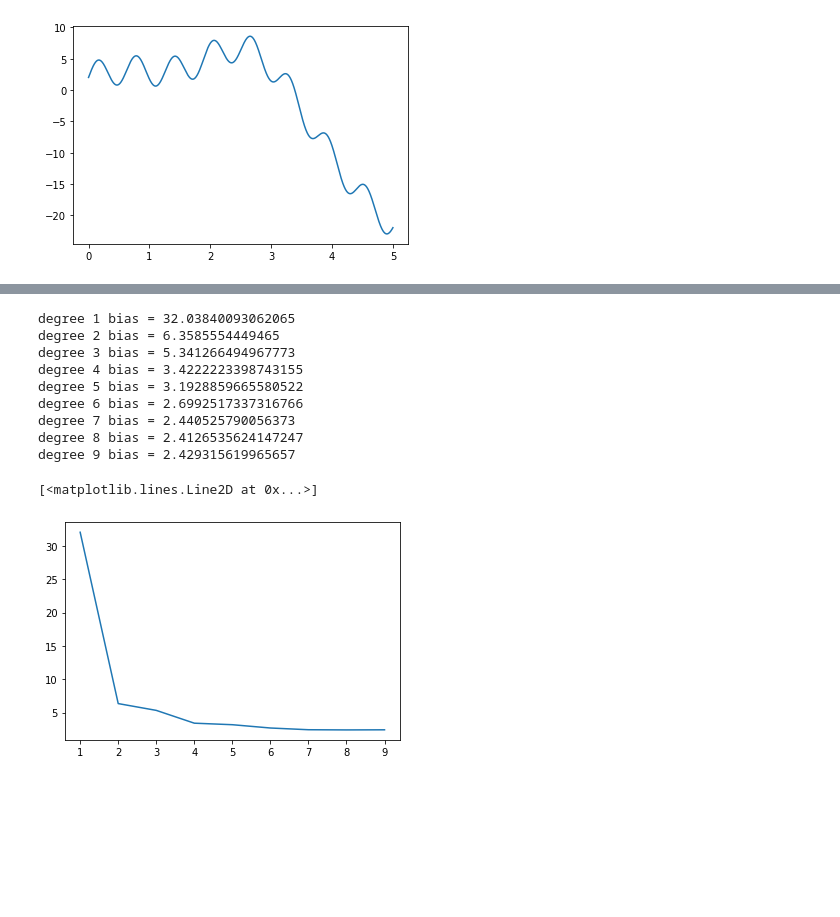
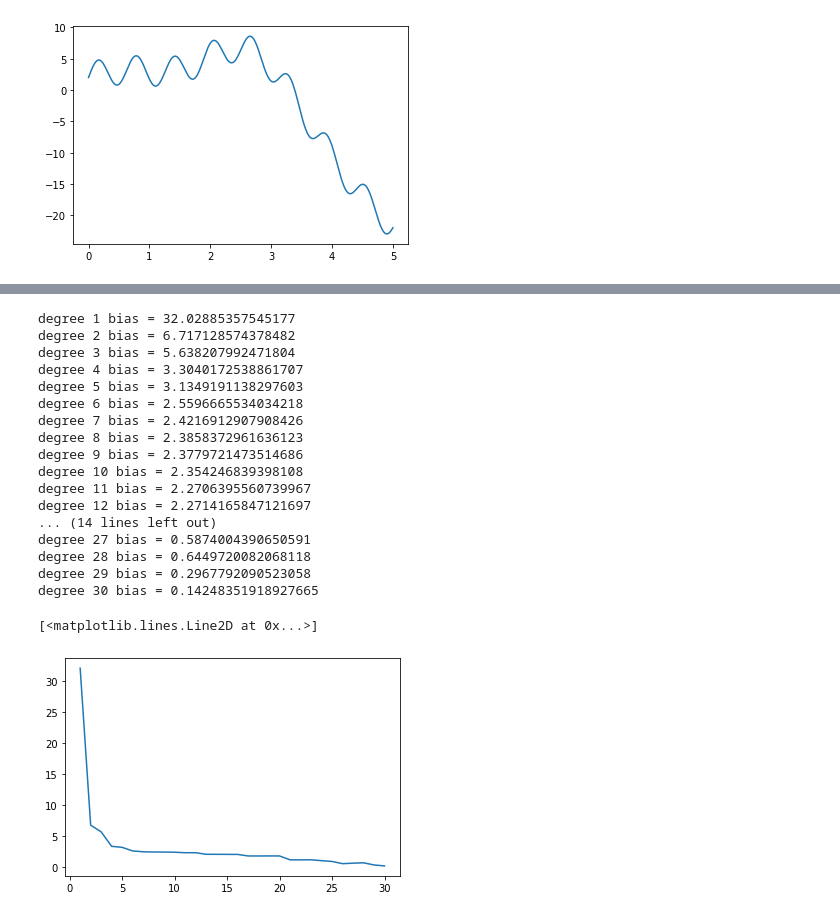
Before and after one commit to multipauls/MDLAssgn1, a Jupyter notebook: Q1_data/MDL-1.ipynb, the cells around one changed output, grey strips where cells are left out. Saved outputs shown, nothing was run; the diff lists cells and outputs as text; code cells hidden in the pictures; blank space fills up the shorter version.

```diff
--- a/Q1_data/MDL-1.ipynb
+++ b/Q1_data/MDL-1.ipynb
@@ -5,6 +5,8 @@ import sklearn
 import matplotlib.pyplot as plt
 import numpy as np
 from sklearn import datasets, linear_model
+
+MAX_POLY = 30
 # %%
 f = open("data.pkl", "rb")
 raw = pickle.load(f)
@@ -78,9 +80,9 @@ print(training_set[:5])
 test_xs = test_set[:, :1]
 test_ys = test_set[:, 1]
 
-degree_vs_bias = np.zeros(shape=(9,2))
+degree_vs_bias = np.zeros(shape=(MAX_POLY,2))
 
-for degree in range(1,10):
+for degree in range(1,MAX_POLY + 1):
 
     test_poly_xs = np.zeros(shape=(test_set.shape[0], degree))
     for row in range(test_set.shape[0]):
@@ -102,43 +104,51 @@ for degree in range(1,10):
             np.concatenate(
                 list(train_xs[row] ** i for i in range(1, degree + 1)), out=poly[row]
             )
 
-        model = linear_model.LinearRegression()
+        model = linear_model.LinearRegression(normalize=True)
 
         model.fit(poly, train_ys)
 
         predicted[:, set_idx] = model.predict(test_poly_xs)
 
     expected_val = np.sum(predicted, axis=1) / 10
     assert expected_val.shape == test_ys.shape
     degree_vs_bias[degree - 1,0] = (
         np.sum((expected_val - test_ys) ** 2) / expected_val.shape
     )
 
     print("degree {} bias = {}".format(degree, degree_vs_bias[degree - 1][0]))
 
 
 #     print(predicted[1], expected_val[1])
     variance = np.sum((predicted - np.repeat(expected_val.reshape(500,1), 10, axis=1)) ** 2, axis=1) / 10
 #     print("diff", np.sum((predicted - np.repeat(expected_val.reshape(500,1), 10, axis=1)) ** 2, axis=1) / 10)
 #     print(variance.shape)
     variance = np.sum(variance) / test_set.shape[0]
 #     print(variance)
     degree_vs_bias[degree - 1, 1] = variance
 
 
 
-plt.plot(list(range(1, 10)), degree_vs_bias[:,0])
+plt.plot(list(range(1, MAX_POLY + 1)), degree_vs_bias[:,0])
 # %% [output]
-degree 1 bias = 32.03840093062065
-degree 2 bias = 6.3585554449465
-degree 3 bias = 5.341266494967773
-degree 4 bias = 3.4222223398743155
-degree 5 bias = 3.1928859665580522
-degree 6 bias = 2.6992517337316766
-degree 7 bias = 2.440525790056373
-degree 8 bias = 2.4126535624147247
-degree 9 bias = 2.429315619965657
+degree 1 bias = 32.02885357545177
+degree 2 bias = 6.717128574378482
+degree 3 bias = 5.638207992471804
+degree 4 bias = 3.3040172538861707
+degree 5 bias = 3.1349191138297603
+degree 6 bias = 2.5596665534034218
+degree 7 bias = 2.4216912907908426
+degree 8 bias = 2.3858372961636123
+degree 9 bias = 2.3779721473514686
+degree 10 bias = 2.354246839398108
+degree 11 bias = 2.2706395560739967
+degree 12 bias = 2.2714165847121697
+... (14 lines left out)
+degree 27 bias = 0.5874004390650591
+degree 28 bias = 0.6449720082068118
+degree 29 bias = 0.2967792090523058
+degree 30 bias = 0.14248351918927665
 [<matplotlib.lines.Line2D at 0x...>]
-[figure, old version]
+[figure, new version]
 # %%
```
Also changed, not shown: parts of 4 cells of this notebook.
